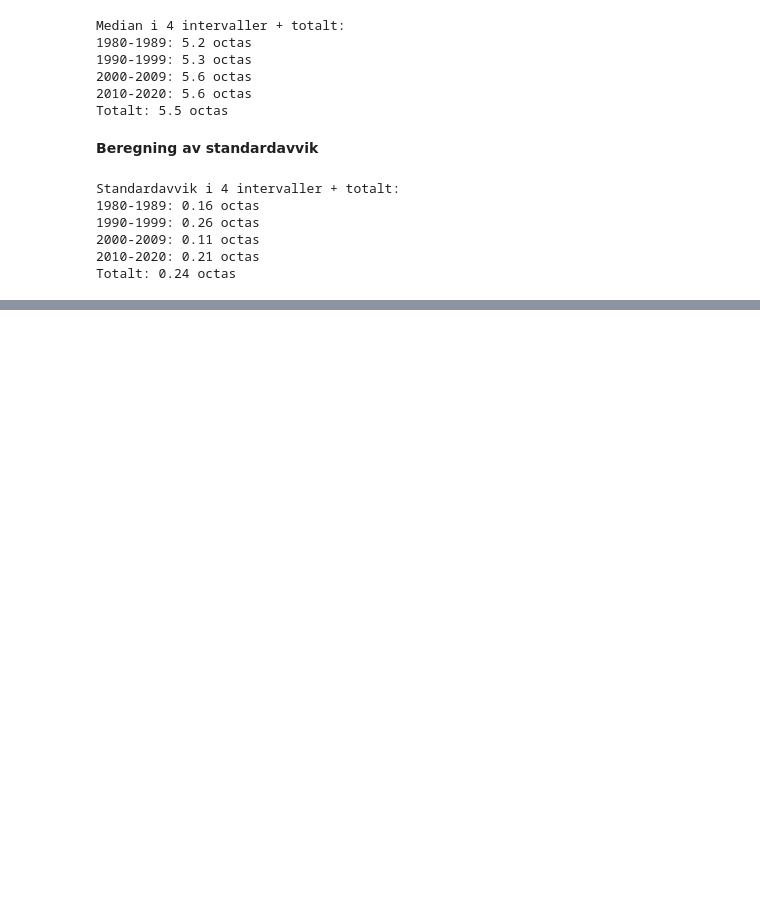
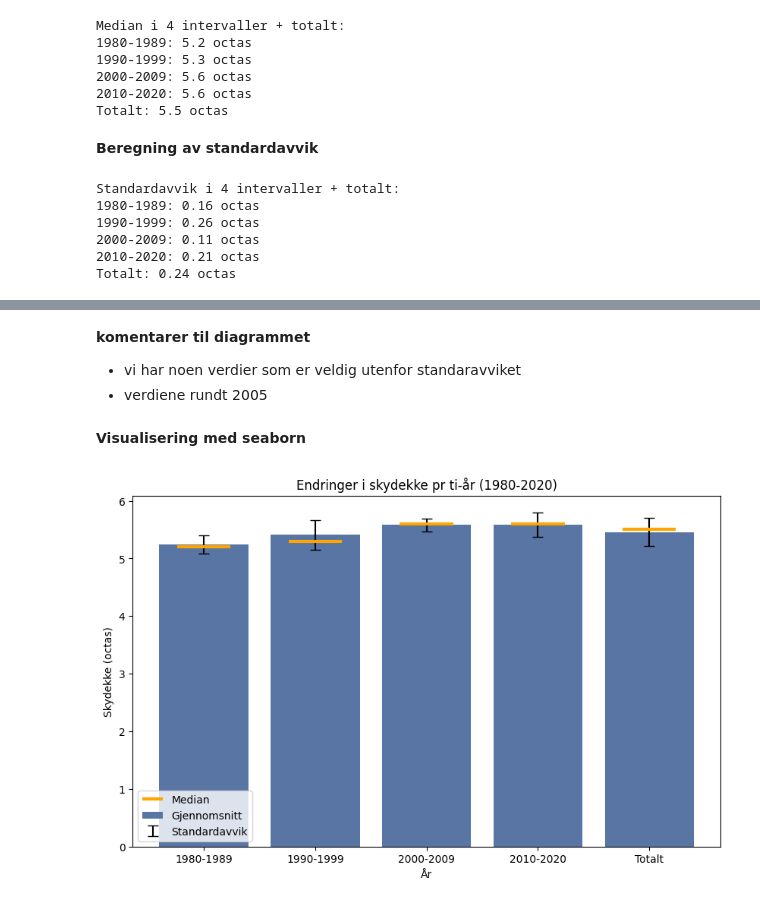
Before and after one commit to hannahnygard/TDT4114-milj.dataanalyse, a Jupyter notebook: proj_environment-main/notebooks/skydekke.ipynb, the cells around one changed output, grey strips where cells are left out. Saved outputs shown, nothing was run; the diff lists cells and outputs as text; code cells hidden in the pictures; blank space fills up the shorter version.

```diff
--- a/proj_environment-main/notebooks/skydekke.ipynb
+++ b/proj_environment-main/notebooks/skydekke.ipynb
@@ -90,0 +162,41 @@ Totalt: 0.24 octas
+# %% [markdown]
+**komentarer til diagrammet**
+- vi har noen verdier som er veldig utenfor standaravviket
+- verdiene rundt 2005
+# %% [markdown]
+**Visualisering med seaborn**
+# %%
+#Definerer dataen
+intervaller = list(gjennomsnitt_skydekke.keys())
+gjennomsnitt = list(gjennomsnitt_skydekke.values())
+median = list(median_skydekke.values())
+stdavvik = list(standardavvik_skydekke.values())
+
+# Lager en DataFrame
+df_statistikk = pd.DataFrame({
+    'Intervall': intervaller,
+    'Gjennomsnitt': gjennomsnitt,
+    'Median': median,
+    'Standardavvik': stdavvik
+})
+
+# Plot
+plt.figure(figsize=(10, 6))
+sns.barplot(data=df_statistikk, x='Intervall', y='Gjennomsnitt', color='#4C72B0', label="Gjennomsnitt")
+
+plt.errorbar(df_statistikk['Intervall'], df_statistikk['Gjennomsnitt'], yerr=df_statistikk['Standardavvik'], fmt='none', color='black', capsize=5, label='Standardavvik')
+
+stolpe = 1.2  #lengden til medain linjen
+for i, med in enumerate(median):
+    x_start = i - stolpe / 5
+    x_end = i + stolpe / 5
+    plt.hlines(y=med, xmin=x_start, xmax=x_end, colors='orange', linewidth=3, label='Median' if i == 0 else "")
+
+# Legger til etiketter og tittel
+plt.xlabel('År')
+plt.ylabel('Skydekke (octas)')
+plt.title('Endringer i skydekke pr ti-år (1980-2020)')
+plt.legend()
+plt.show()
+# %% [output]
+[figure, added]
```
Also changed, not shown: parts of 11 cells of this notebook, 1 other file.
